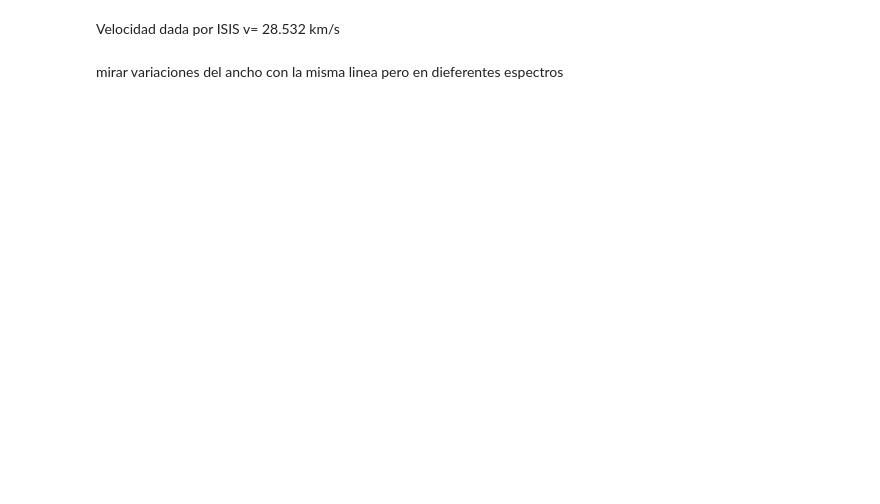
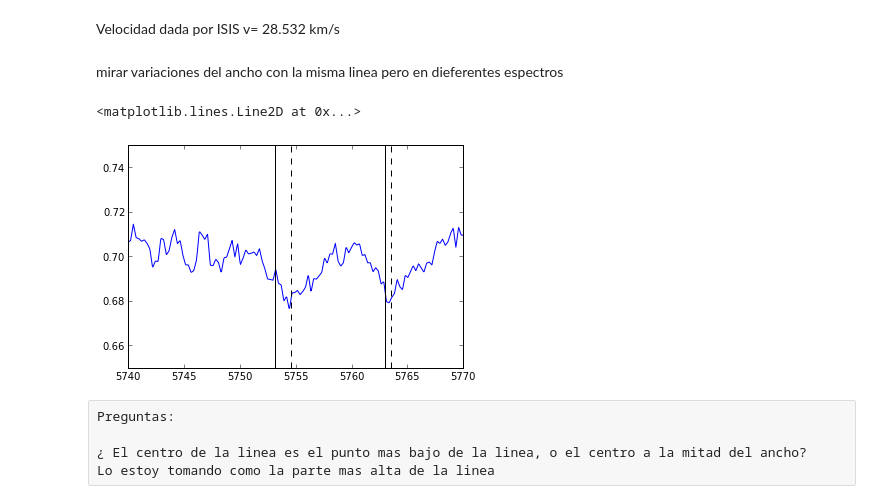
Before and after one commit to jngaravitoc/EpsCra, a Jupyter notebook: Spectra_analysis.ipynb, the cells around one changed output. Cells and saved outputs as stored; diff of their text form; code cells hidden in the pictures; blank space fills up the shorter version.

```diff
--- a/Spectra_analysis.ipynb
+++ b/Spectra_analysis.ipynb
@@ -189,3 +269,22 @@ Redshift                Velocidad en m/s
 Velocidad dada por ISIS v= 28.532 km/s
 # %% [markdown]
 mirar variaciones del ancho con la misma linea pero en dieferentes espectros
+# %%
+plt.plot(l_6, I_6)
+plt.ylim([0.65,0.75])
+plt.xlim([5740, 5770])
+
+
+plt.axvline(5753.121, linewidth=1, color = 'k')
+plt.axvline(5754.6, linewidth=1, color = 'k', linestyle = '--')
+
+plt.axvline(5762.99, linewidth=1, color = 'k')
+plt.axvline(5763.5, linewidth=1, color = 'k', linestyle = '--')
+# %% [output]
+<matplotlib.lines.Line2D at 0x...>
+[figure, added]
+# %% [raw]
+Preguntas:
+
+¿ El centro de la linea es el punto mas bajo de la linea, o el centro a la mitad del ancho?
+Lo estoy tomando como la parte mas alta de la linea
```
Also changed, not shown: parts of 7 cells of this notebook.
